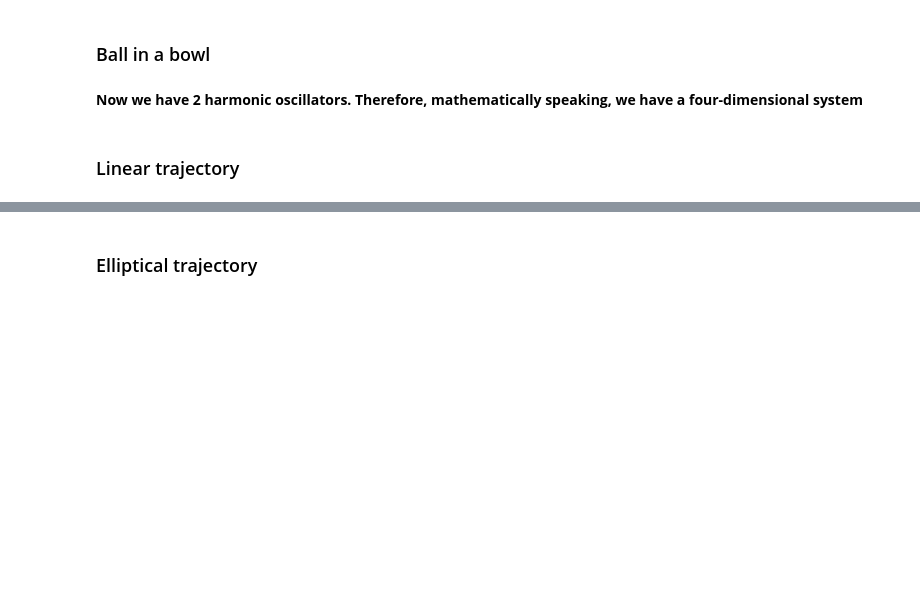
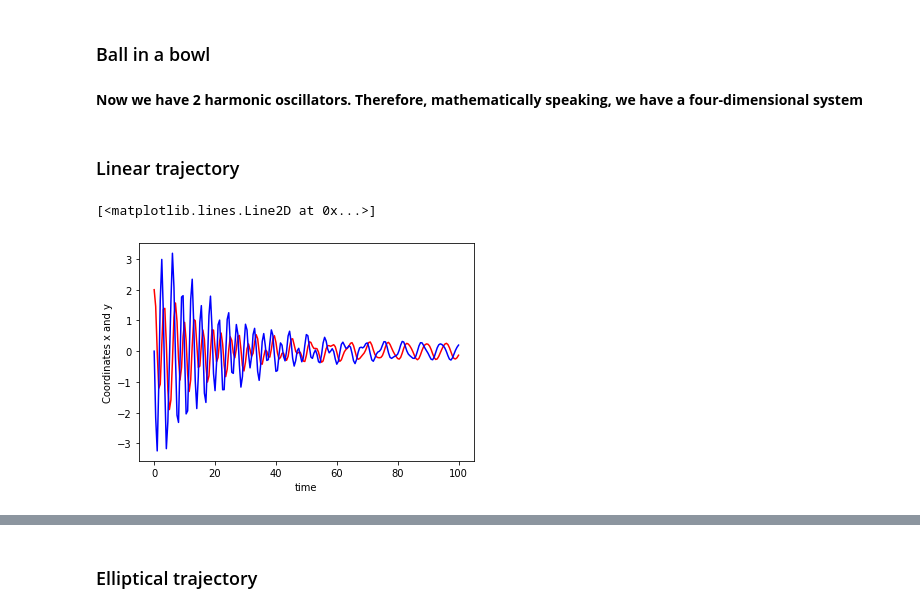
Before and after one commit to Xavier-ML/Computational-Physics-with-Python, a Jupyter notebook: 07a_Multidimensional_rolling_ball_template.ipynb, the cells around one changed output, grey strips where cells are left out. Cells and saved outputs as stored; diff of their text form; code cells hidden in the pictures; blank space fills up the shorter version.

```diff
--- a/07a_Multidimensional_rolling_ball_template.ipynb
+++ b/07a_Multidimensional_rolling_ball_template.ipynb
@@ -83,0 +103,9 @@ Or, going back to our initial nomenclature:
+# %%
+plt.xlabel('time')
+plt.ylabel('Coordinates x and y')
+
+plt.plot(solution_RK45.t, solution_RK45.y[0], 'red')
+plt.plot(solution_RK45.t, solution_RK45.y[1], 'blue')
+# %% [output]
+[<matplotlib.lines.Line2D at 0x...>]
+[figure, added]
```
Also changed, not shown: parts of 6 cells of this notebook.
